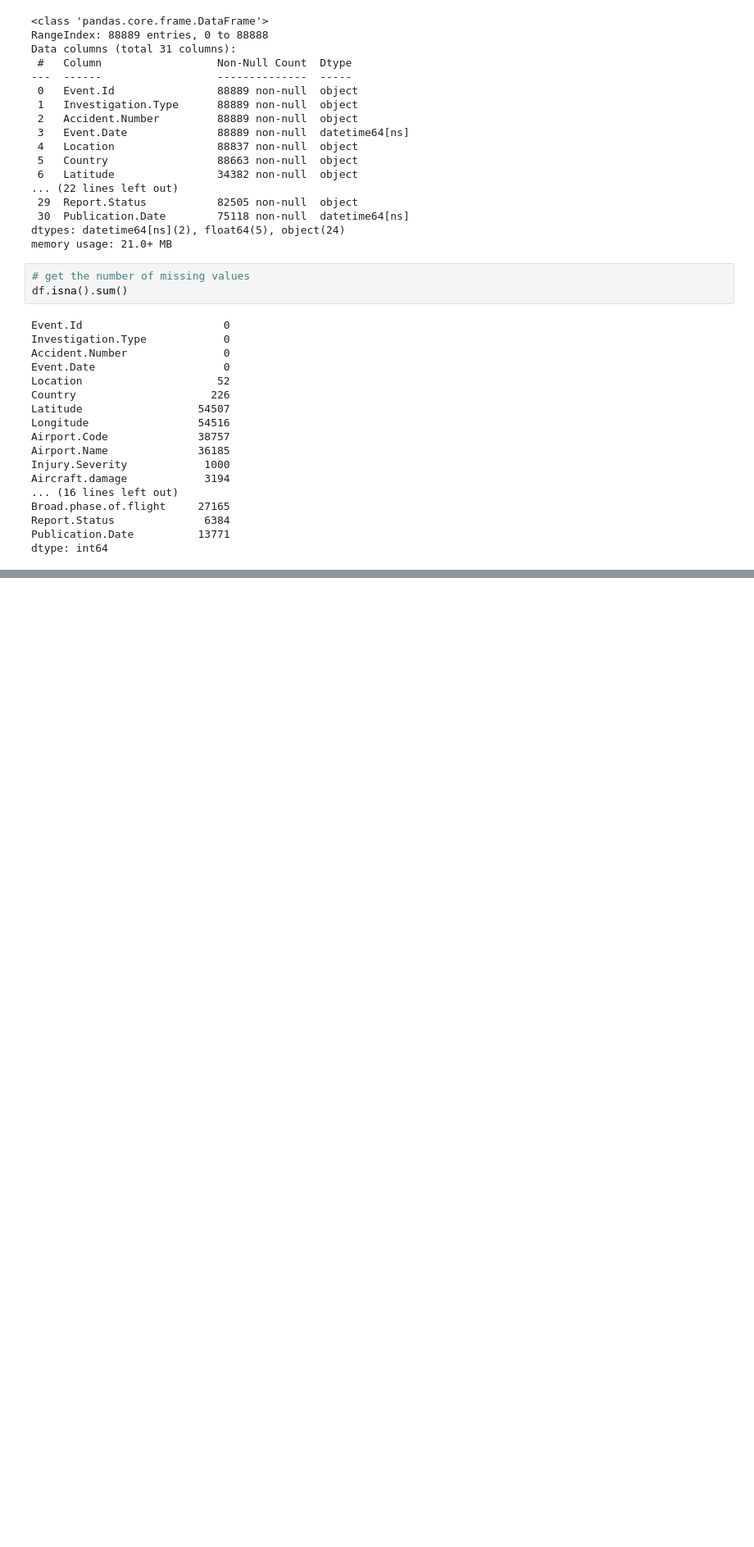
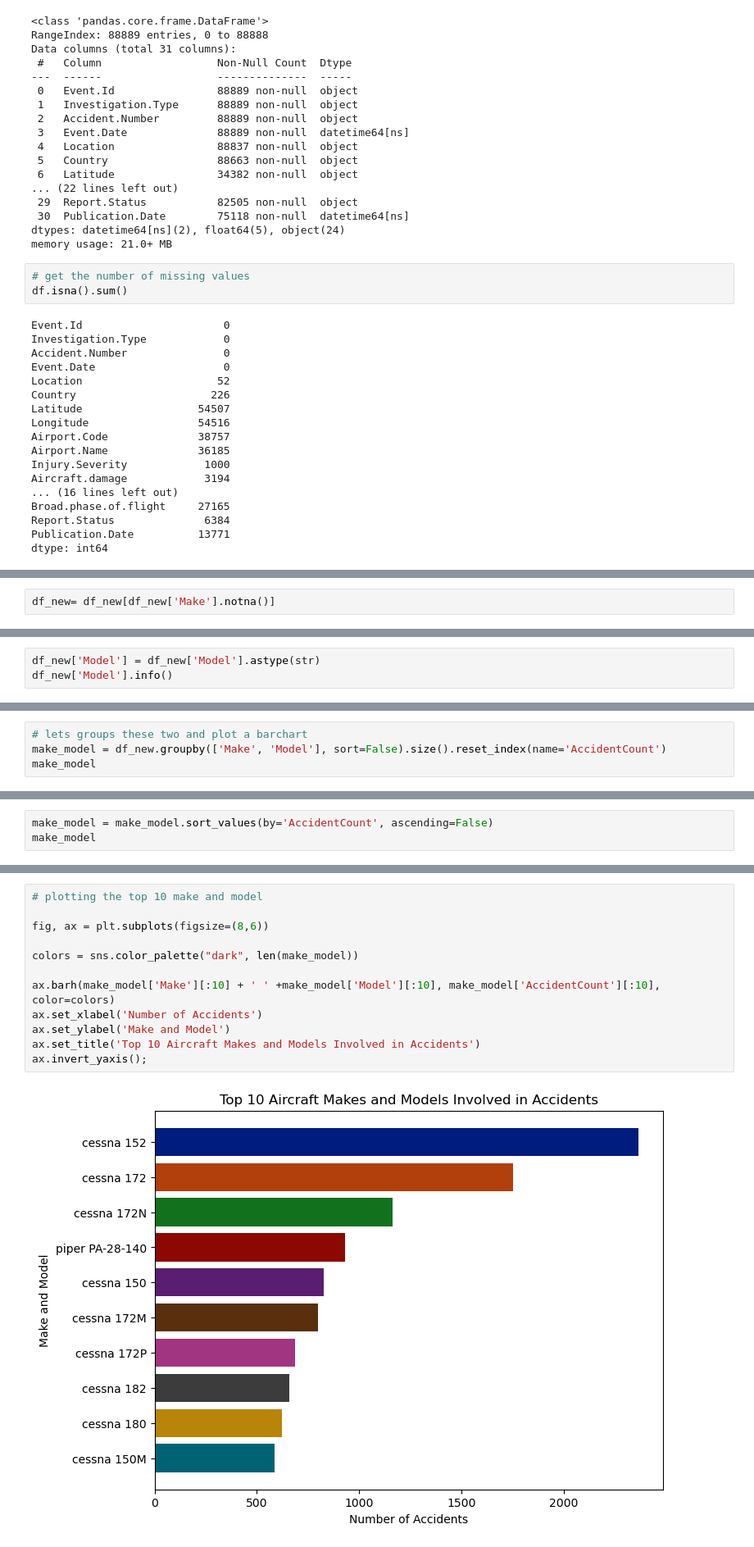
Before and after one commit to am-eric/EDA, a Jupyter notebook: EDA.ipynb, the cells around one changed output, grey strips where cells are left out. Shown at 82% size. Saved outputs shown, nothing was run; the diff lists cells and outputs as text; blank space fills up the shorter version.

Commit message:
More Visualizations

```diff
--- a/EDA.ipynb
+++ b/EDA.ipynb
@@ -712,0 +163,2 @@ TypeError: can only concatenate str (not "int") to str
+# %%
+df_new= df_new[df_new['Make'].notna()]
@@ -712,0 +204,3 @@ TypeError: can only concatenate str (not "int") to str
+# %%
+df_new['Model'] = df_new['Model'].astype(str)
+df_new['Model'].info()
@@ -712,0 +218,4 @@ TypeError: can only concatenate str (not "int") to str
+# %%
+# lets groups these two and plot a barchart
+make_model = df_new.groupby(['Make', 'Model'], sort=False).size().reset_index(name='AccidentCount')
+make_model
@@ -712,0 +236,3 @@ TypeError: can only concatenate str (not "int") to str
+# %%
+make_model = make_model.sort_values(by='AccidentCount', ascending=False)
+make_model
@@ -712,0 +253,14 @@ TypeError: can only concatenate str (not "int") to str
+# %%
+# plotting the top 10 make and model
+
+fig, ax = plt.subplots(figsize=(8,6))
+
+colors = sns.color_palette("dark", len(make_model))
+
+ax.barh(make_model['Make'][:10] + ' ' +make_model['Model'][:10], make_model['AccidentCount'][:10], color=colors)
+ax.set_xlabel('Number of Accidents')
+ax.set_ylabel('Make and Model')
+ax.set_title('Top 10 Aircraft Makes and Models Involved in Accidents')
+ax.invert_yaxis();
+# %% [output]
+[figure, added]
```
Also changed, not shown: parts of 106 cells of this notebook.
